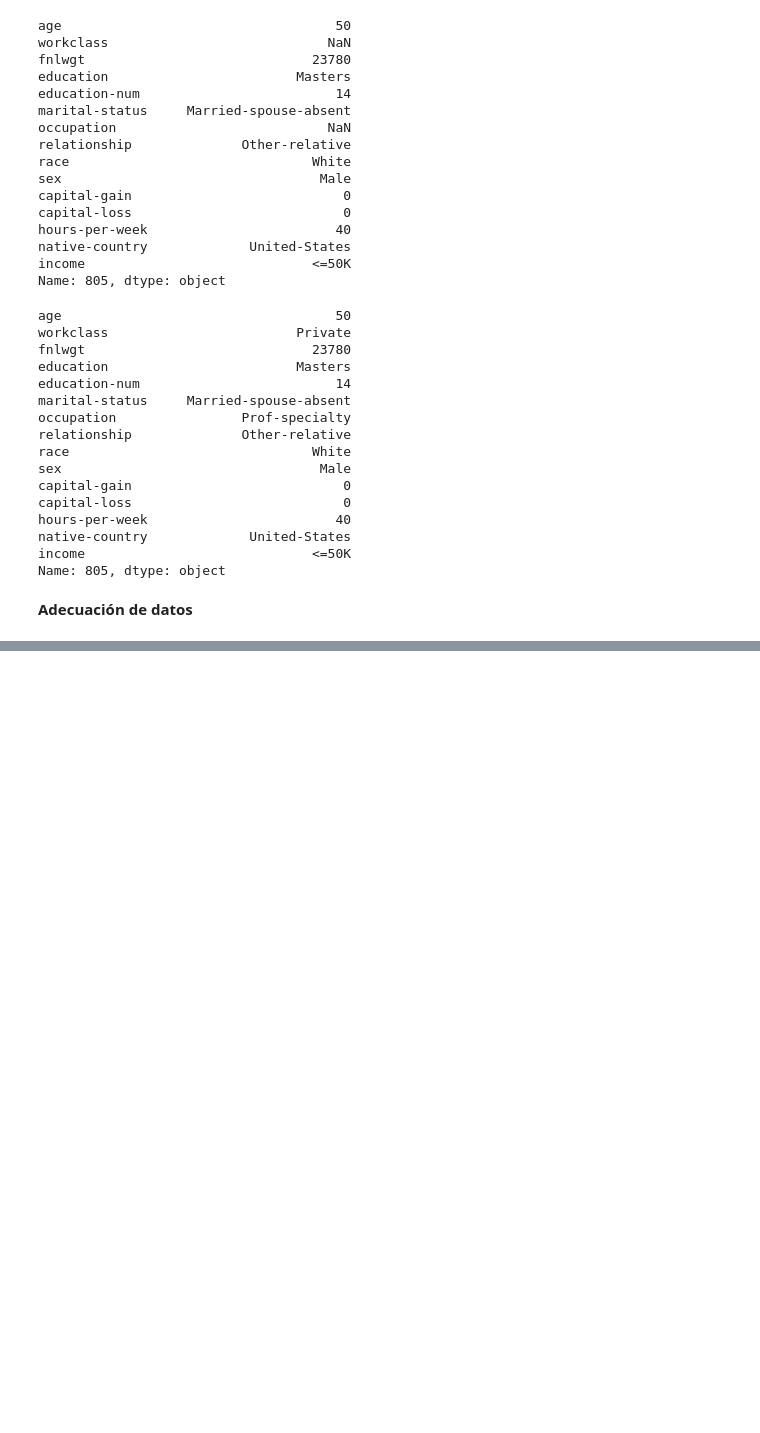
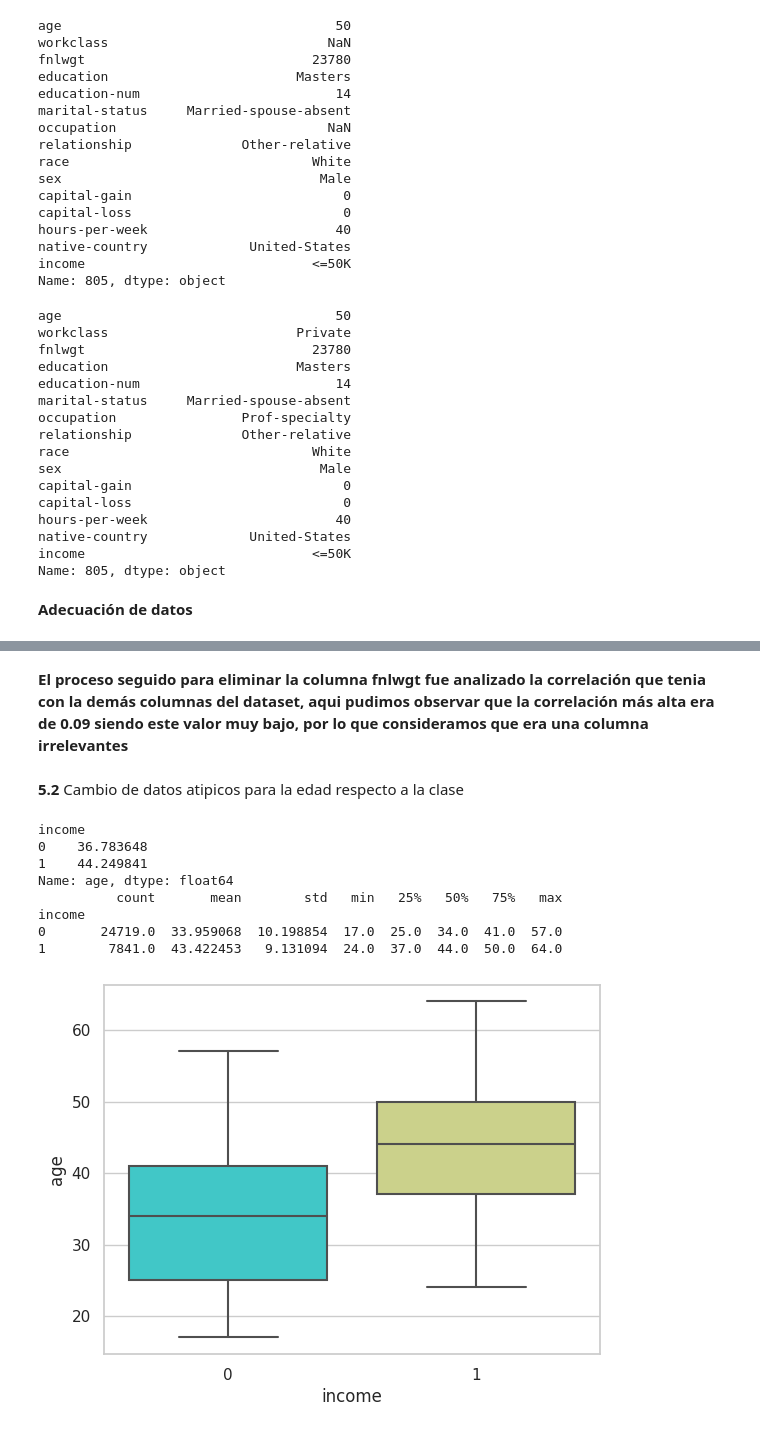
Before and after one commit to juanes2855/KDD, a Jupyter notebook: Parcial1.ipynb, the cells around one changed output, grey strips where cells are left out. Saved outputs shown, nothing was run; the diff lists cells and outputs as text; code cells hidden in the pictures; blank space fills up the shorter version.

```diff
--- a/Parcial1.ipynb
+++ b/Parcial1.ipynb
@@ -329,0 +435,5 @@ plt.show()
+# %%
+df2 = df2.drop('fnlwgt', axis=1)
+
+# Verifica que la columna 'fnlwgt' se haya eliminado
+print(df2.head())
@@ -329,0 +461,38 @@ plt.show()
+# %% [markdown]
+**El proceso seguido para eliminar la columna fnlwgt fue analizado la correlación que tenia con la demás columnas del dataset, aqui pudimos observar que la correlación más alta era de 0.09 siendo este valor muy bajo, por lo que consideramos que era una columna irrelevantes**
+# %% [markdown]
+**5.2** Cambio de datos atipicos para la edad respecto a la clase
+# %%
+df3=df2.copy()
+mean_by_income = df3.groupby('income')['age'].mean()
+
+print(mean_by_income)
+# Crea una función para reemplazar los valores atípicos
+def replace_outliers(row):
+    income = row['income']
+    age = row['age']
+    mean_age = mean_by_income[income]
+
+    if age < mean_age - 1.5 * df3['age'].std() or age > mean_age + 1.5 * df3['age'].std():
+        return mean_age
+    else:
+        return age
+
+# Aplica la función para reemplazar los valores atípicos
+df3['age'] = df3.apply(replace_outliers, axis=1)
+
+# Vuelve a trazar el gráfico de caja actualizado si es necesario
+sns.boxplot(x="income", y="age", data=df3, palette='rainbow')
+summary_df = df3.groupby('income')['age'].describe()
+# Mostrar el resumen
+print(summary_df)
+# %% [output]
+income
+0    36.783648
+1    44.249841
+Name: age, dtype: float64
+          count       mean        std   min   25%   50%   75%   max
+income
+0       24719.0  33.959068  10.198854  17.0  25.0  34.0  41.0  57.0
+1        7841.0  43.422453   9.131094  24.0  37.0  44.0  50.0  64.0
+[figure, added]
```
Also changed, not shown: parts of 64 cells of this notebook.
